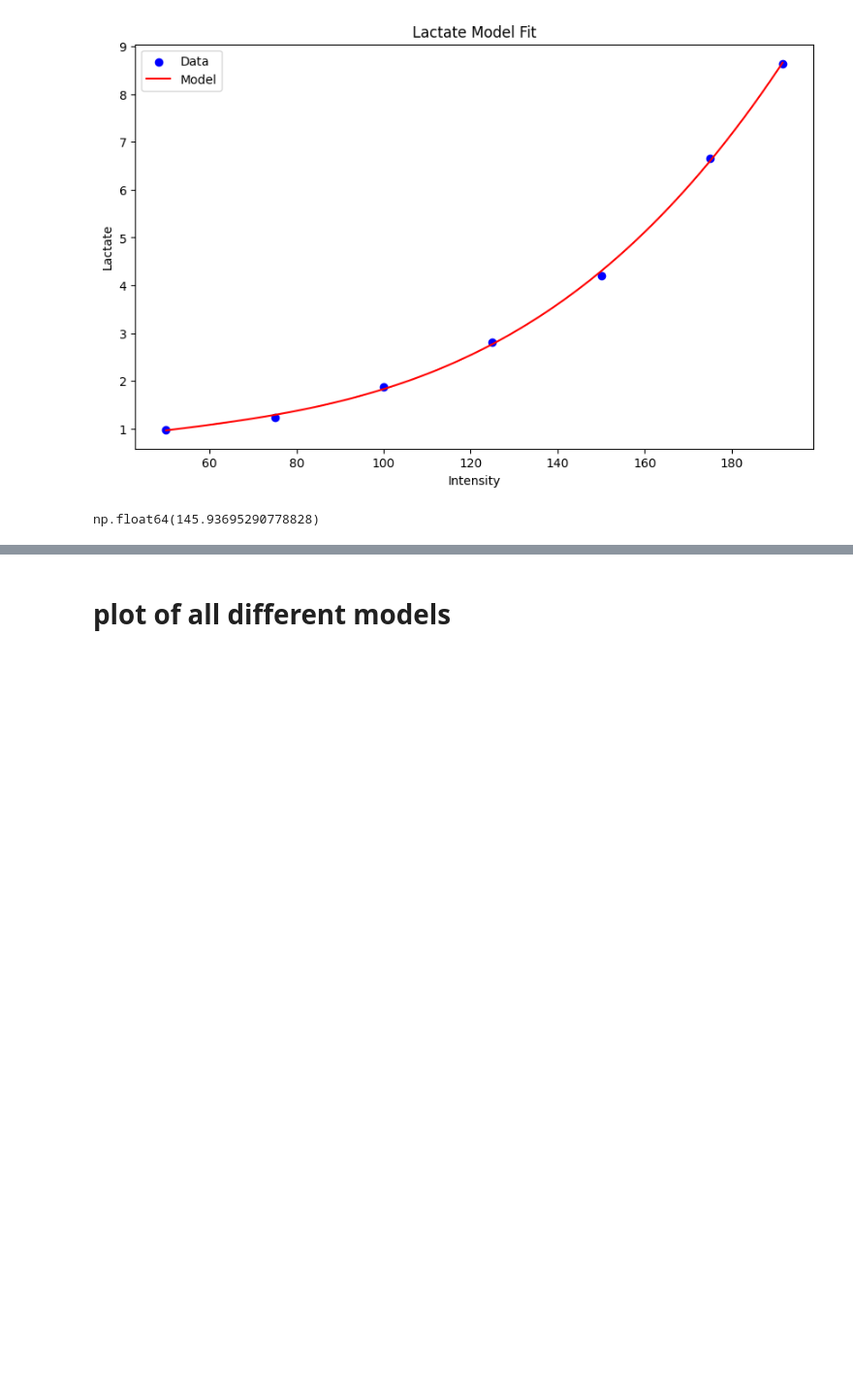
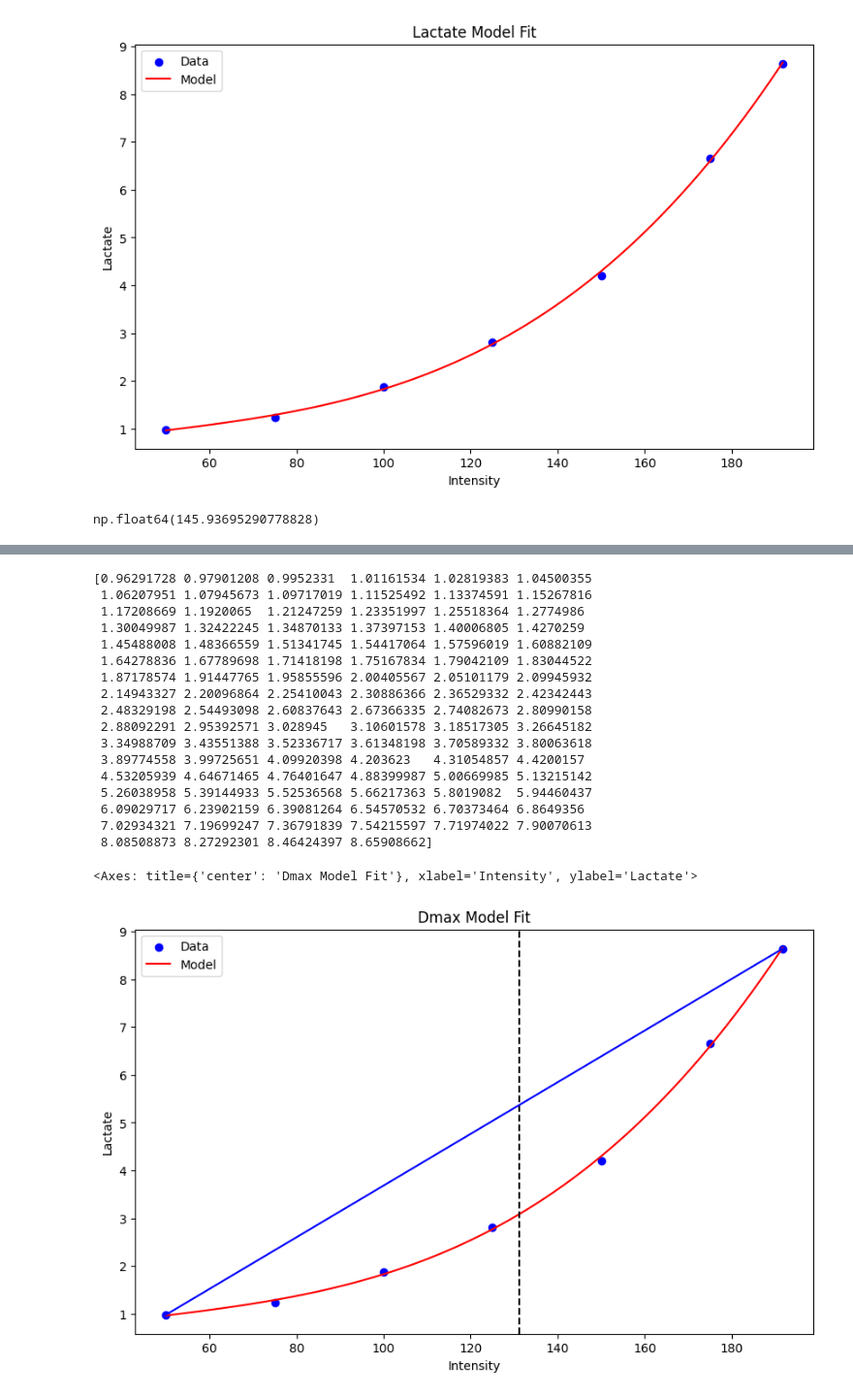
Before and after one commit to dierickxsimon/lactopy, a Jupyter notebook: docs/quickstart.ipynb, the cells around one changed output, grey strips where cells are left out. Shown: that part at 97% size. Drawn from its saved outputs; the diff is of its cells as text; code cells hidden in the pictures; blank space fills up the shorter version.

```diff
--- a/docs/quickstart.ipynb
+++ b/docs/quickstart.ipynb
@@ -29,3 +64,25 @@ obla.plot.plot_predictions(4)
 [figure]
-# %% [markdown]
-# plot of all different models
+# %%
+dmax_model = Dmax()
+dmax_model.fit(df['watt'], df['lactate'])
+dmax_model.plot.plot_predictions()
+# %% [output]
+[0.96291728 0.97901208 0.9952331  1.01161534 1.02819383 1.04500355
+ 1.06207951 1.07945673 1.09717019 1.11525492 1.13374591 1.15267816
+ 1.17208669 1.1920065  1.21247259 1.23351997 1.25518364 1.2774986
+ 1.30049987 1.32422245 1.34870133 1.37397153 1.40006805 1.4270259
+ 1.45488008 1.48366559 1.51341745 1.54417064 1.57596019 1.60882109
+ 1.64278836 1.67789698 1.71418198 1.75167834 1.79042109 1.83044522
+ 1.87178574 1.91447765 1.95855596 2.00405567 2.05101179 2.09945932
+ 2.14943327 2.20096864 2.25410043 2.30886366 2.36529332 2.42342443
+ 2.48329198 2.54493098 2.60837643 2.67366335 2.74082673 2.80990158
+ 2.88092291 2.95392571 3.028945   3.10601578 3.18517305 3.26645182
+ 3.34988709 3.43551388 3.52336717 3.61348198 3.70589332 3.80063618
+ 3.89774558 3.99725651 4.09920398 4.203623   4.31054857 4.4200157
+ 4.53205939 4.64671465 4.76401647 4.88399987 5.00669985 5.13215142
+ 5.26038958 5.39144933 5.52536568 5.66217363 5.8019082  5.94460437
+ 6.09029717 6.23902159 6.39081264 6.54570532 6.70373464 6.8649356
+ 7.02934321 7.19699247 7.36791839 7.54215597 7.71974022 7.90070613
+ 8.08508873 8.27292301 8.46424397 8.65908662]
+<Axes: title={'center': 'Dmax Model Fit'}, xlabel='Intensity', ylabel='Lactate'>
+[figure, added]
```
Also changed, not shown: parts of 3 cells of this notebook, 1 other file.
